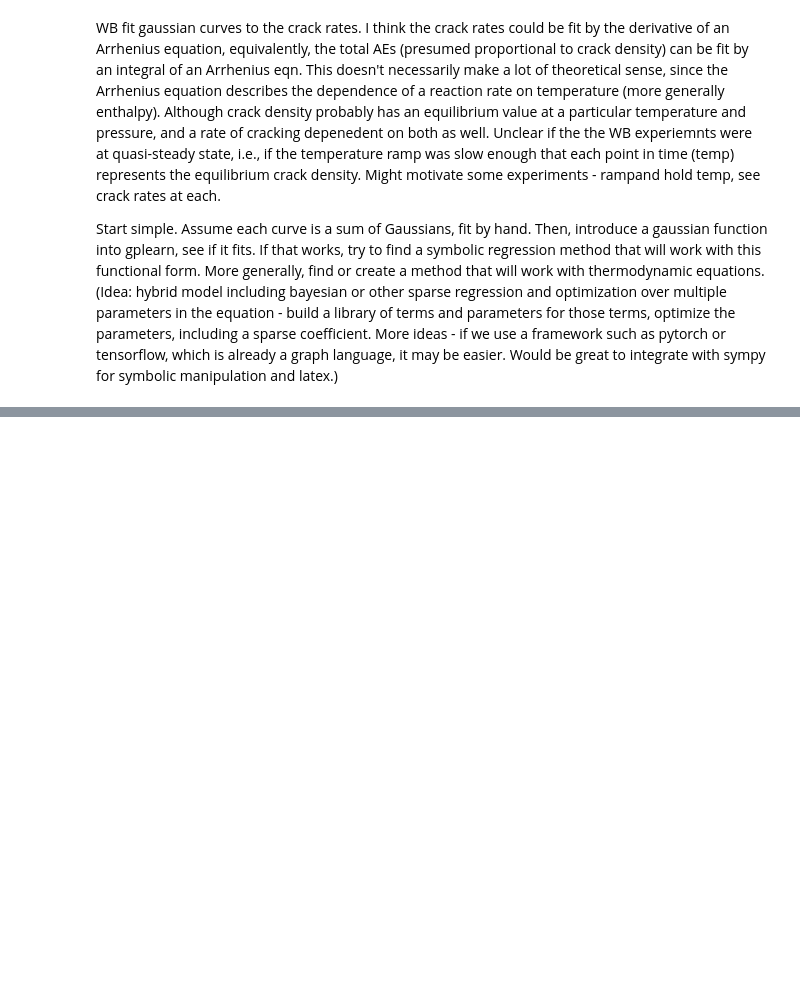
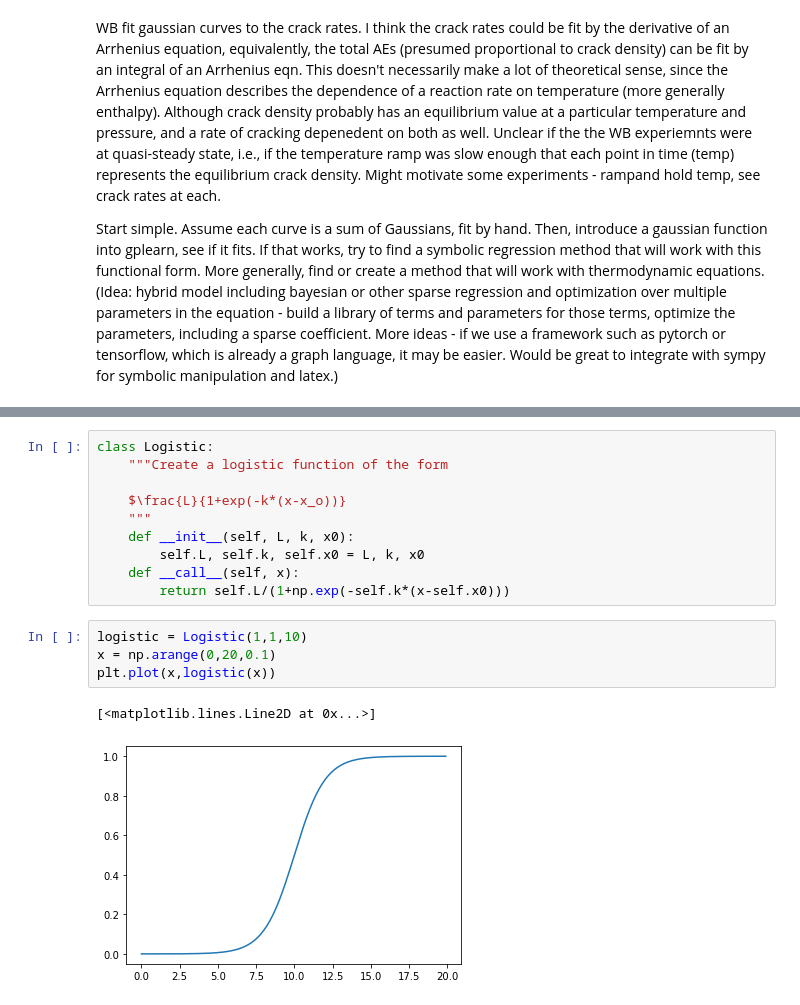
Before and after one commit to ngroebner/physics-ml, a Jupyter notebook: Symbolic regression/thermodynamics/WangBonner_data_modelling.ipynb, the cells around one changed output, grey strips where cells are left out. Cells and saved outputs as stored; diff of their text form; blank space fills up the shorter version.

```diff
--- a/Symbolic regression/thermodynamics/WangBonner_data_modelling.ipynb
+++ b/Symbolic regression/thermodynamics/WangBonner_data_modelling.ipynb
@@ -480,0 +477,17 @@ class Logistic:
+# %%
+class Logistic:
+    """Create a logistic function of the form
+
+    $\frac{L}{1+exp(-k*(x-x_o))}
+    """
+    def __init__(self, L, k, x0):
+        self.L, self.k, self.x0 = L, k, x0
+    def __call__(self, x):
+        return self.L/(1+np.exp(-self.k*(x-self.x0)))
+# %%
+logistic = Logistic(1,1,10)
+x = np.arange(0,20,0.1)
+plt.plot(x,logistic(x))
+# %% [output]
+[<matplotlib.lines.Line2D at 0x...>]
+[figure, added]
```
Also changed, not shown: parts of 8 cells of this notebook.
